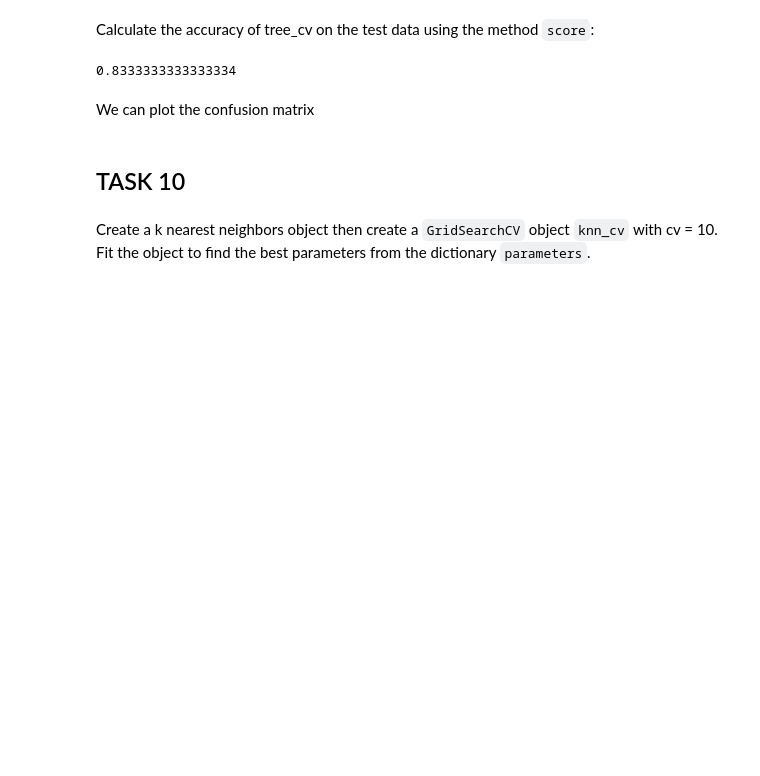
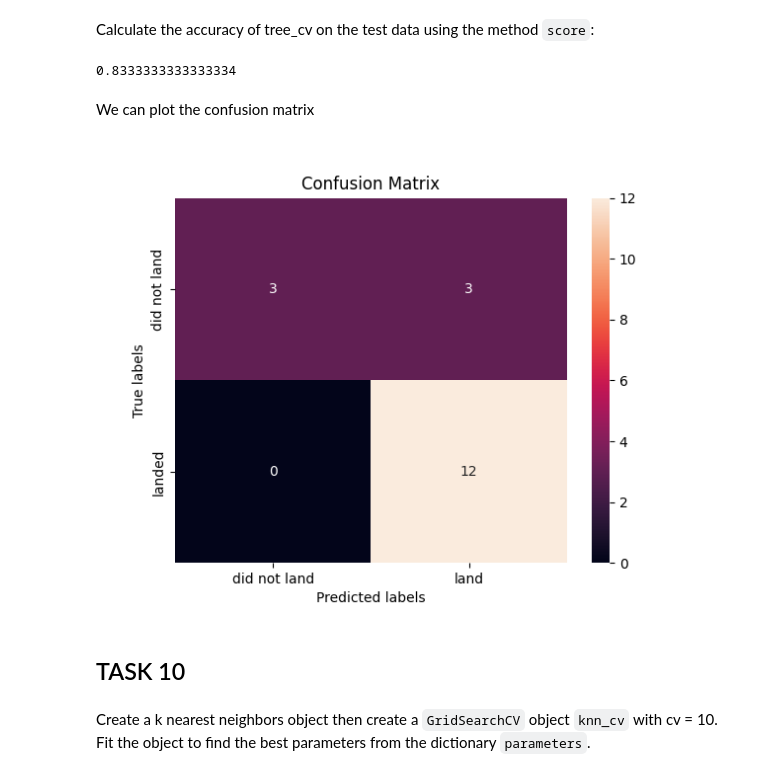
Before and after one commit to anibalbaena/Predictive-Analysis-Classification-, a Jupyter notebook: Machine Learning Prediction.ipynb, the cells around one changed output. Cells and saved outputs as stored; diff of their text form; code cells hidden in the pictures; blank space fills up the shorter version.

```diff
--- a/Machine Learning Prediction.ipynb
+++ b/Machine Learning Prediction.ipynb
@@ -284,8 +289,11 @@ tree_cv.score(X_test, Y_test)
 # %% [markdown]
 We can plot the confusion matrix
 # %%
-yhat3 = tree_cv.predict(X_test)
-plot_confusion_matrix(Y_test,yhat3)
+yhat2 = tree_cv.predict(X_test)
+plot_confusion_matrix(Y_test,yhat2)
+plt.show()
+# %% [output]
+[figure, added]
 # %% [markdown]
 ## TASK  10
 # %% [markdown]
```
Also changed, not shown: parts of 10 cells of this notebook.
